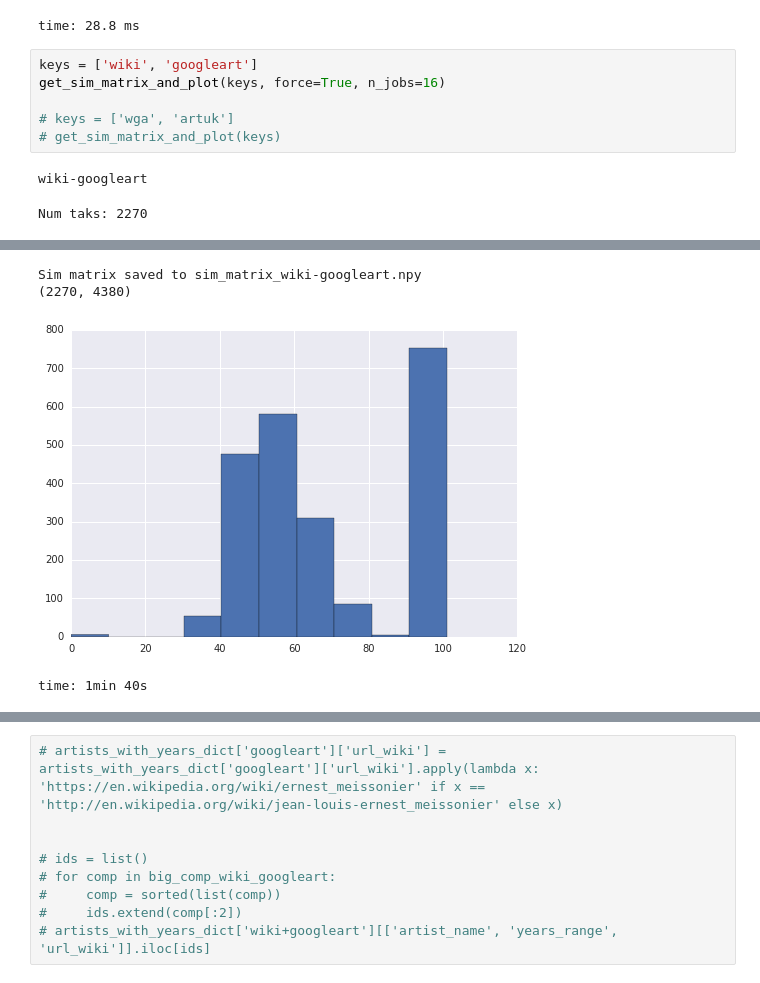
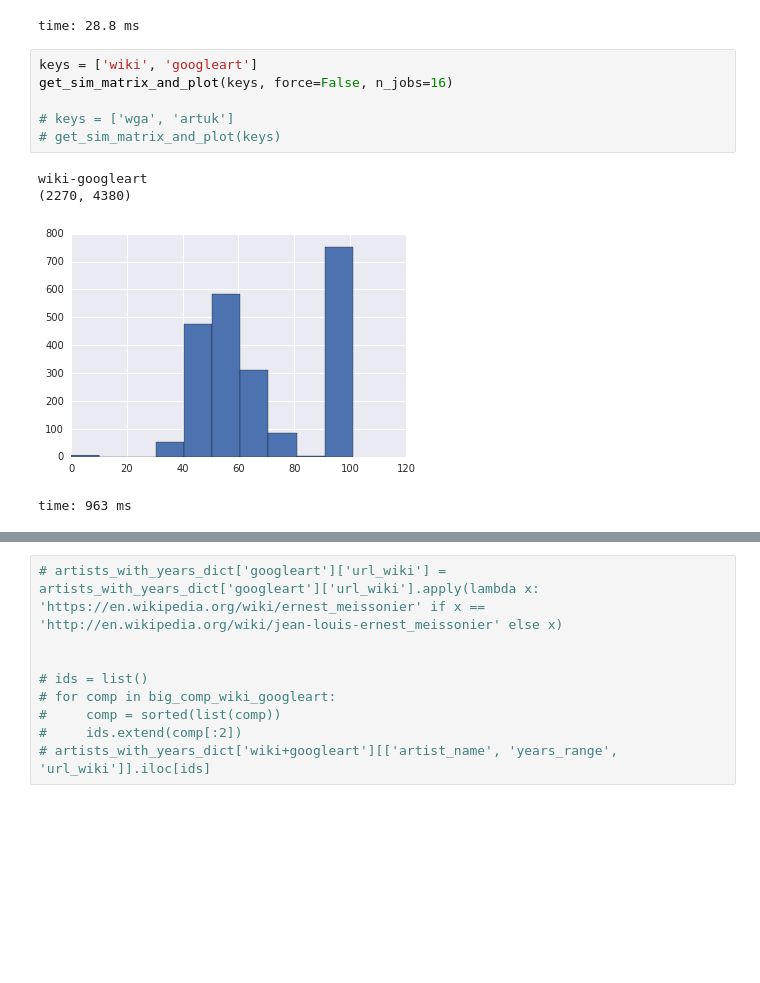
Before and after one commit to asanakoy/dataset_merger, a Jupyter notebook: aggregated/match_artists.ipynb, the cells around one changed output, grey strips where cells are left out. Saved outputs shown, nothing was run; the diff lists cells and outputs as text; blank space fills up the shorter version.

```diff
--- a/aggregated/match_artists.ipynb
+++ b/aggregated/match_artists.ipynb
@@ -273,10 +279,12 @@ time: 4.01 ms
 time: 28.8 ms
 # %%
 keys = ['wiki', 'googleart']
-get_sim_matrix_and_plot(keys, force=True, n_jobs=16)
+get_sim_matrix_and_plot(keys, force=False, n_jobs=16)
 
 # keys = ['wga', 'artuk']
 # get_sim_matrix_and_plot(keys)
 # %% [output]
 wiki-googleart
+(2270, 4380)
+[figure, new version]
-Num taks: 2270
+time: 963 ms
@@ -284,7 +291,3 @@ Num taks: 2270
-Sim matrix saved to sim_matrix_wiki-googleart.npy
-(2270, 4380)
-[figure, old version]
-time: 1min 40s
 # %%
 check_pairs(['wiki', 'googleart'],
             transpose=False,
```
Also changed, not shown: parts of 14 cells of this notebook, 4 other files.
